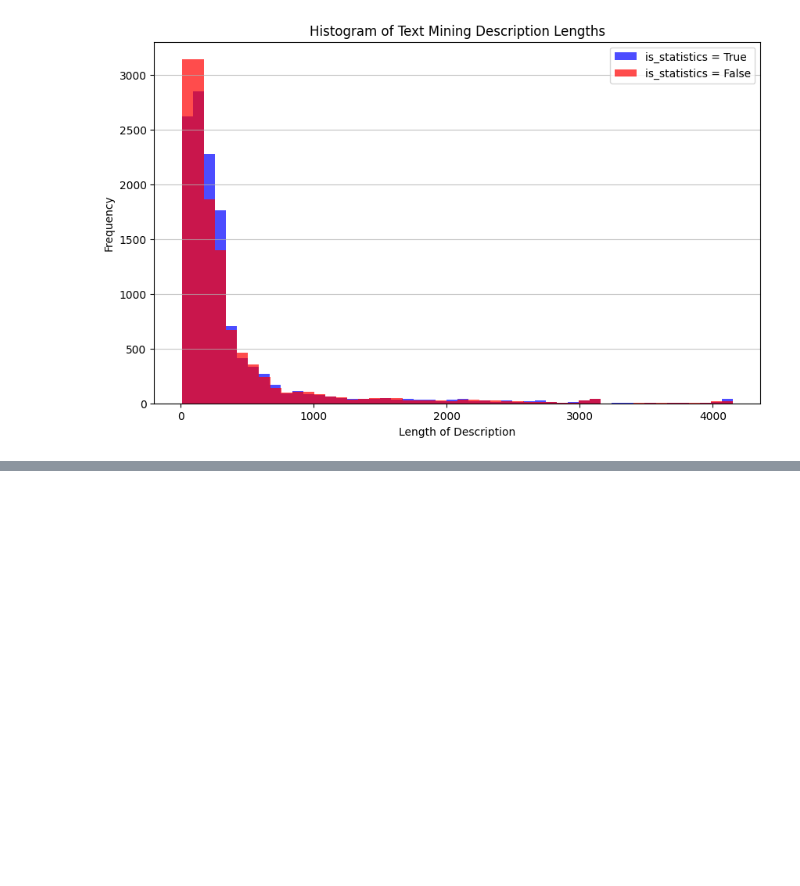
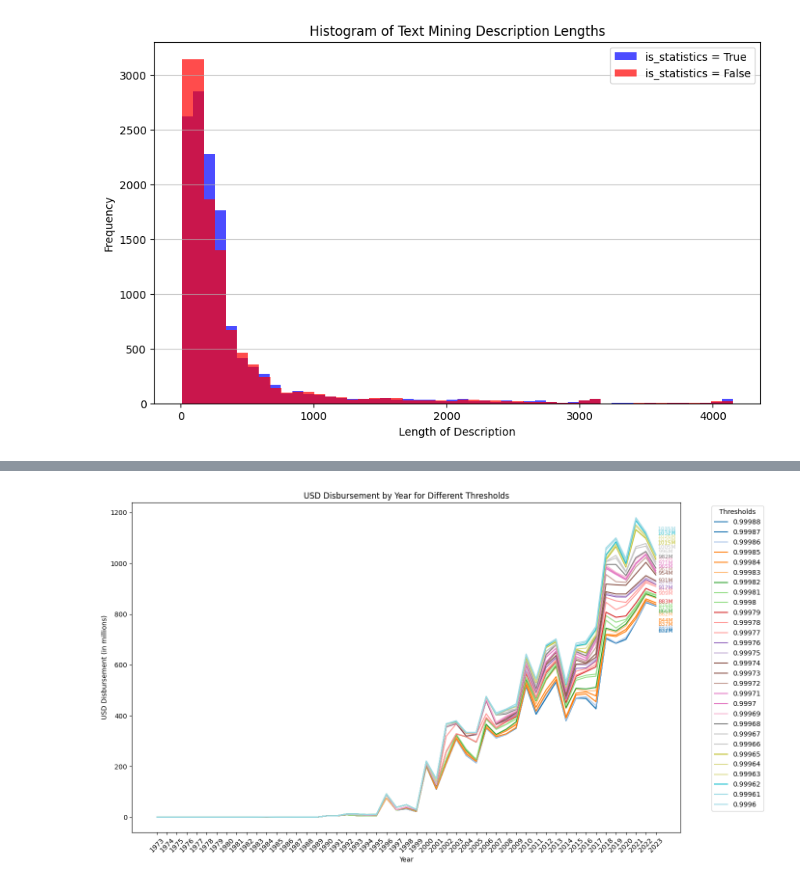
Before and after one commit to PARIS21-DATA/PRESS, a Jupyter notebook: notebooks/development/CRS_training_set_statistics.ipynb, the cells around one changed output, grey strips where cells are left out. Saved outputs shown, nothing was run; the diff lists cells and outputs as text; code cells hidden in the pictures; blank space fills up the shorter version.

```diff
--- a/notebooks/development/CRS_training_set_statistics.ipynb
+++ b/notebooks/development/CRS_training_set_statistics.ipynb
@@ -429,0 +472,59 @@ plt.show()
+# %%
+# Aggregate the the total of usd_disbursement grouped by year and make one line for each threshold
+def aggregate_by_threshold(df, thresholds):
+    results = []
+    for threshold in thresholds:
+        # Filter the DataFrame based on the threshold
+        filtered_df = df[df['probability_is_statistics'] >= threshold]
+
+        # Group by year and sum the usd_disbursement
+        aggregated = filtered_df.groupby('year')['usd_disbursement'].sum().reset_index()
+
+        # Add the threshold to the aggregated DataFrame
+        aggregated['threshold'] = threshold
+
+        results.append(aggregated)
+
+    return pd.concat(results, ignore_index=True)
+
+# Apply the aggregation function to the CRS DataFrame
+aggregated_results = aggregate_by_threshold(crs, thresholds)
+# %%
+import numpy as np
+import matplotlib.pyplot as plt
+import matplotlib.cm as cm
+
+plt.figure(figsize=(14, 8))
+
+# Use a qualitative colormap for distinct colors
+cmap = plt.get_cmap('tab20', len(thresholds))
+colors = [cmap(i) for i in range(len(thresholds))]
+
+# To avoid overlap, stagger the annotation positions
+offsets = np.linspace(-100, 100, len(thresholds))
+
+for idx, threshold in enumerate(thresholds):
+    threshold_data = aggregated_results[aggregated_results['threshold'] == threshold]
+    plt.plot(threshold_data['year'], threshold_data['usd_disbursement'], label=f'{threshold}', color=colors[idx])
+    # Annotate the last year value to the right of the line
+    if not threshold_data.empty:
+        last_row = threshold_data.iloc[-1]
+        plt.text(
+            last_row['year'] + 0.2,  # Slightly to the right
+            last_row['usd_disbursement'] + offsets[idx],  # Stagger vertically
+            f"{int(last_row['usd_disbursement'])}M",  # Format as millions
+            va='center',
+            fontsize=8,
+            color=colors[idx]
+        )
+
+plt.title('USD Disbursement by Year for Different Thresholds')
+plt.xlabel('Year')
+plt.ylabel('USD Disbursement (in millions)')
+plt.xticks(threshold_data['year'].unique())
+plt.legend(title='Thresholds', bbox_to_anchor=(1.05, 1), loc='upper left', ncol=1)
+plt.xticks(rotation=45)
+plt.tight_layout()
+plt.show()
+# %% [output]
+[figure, added]
```
Also changed, not shown: parts of 6 cells of this notebook, 6 other files.
